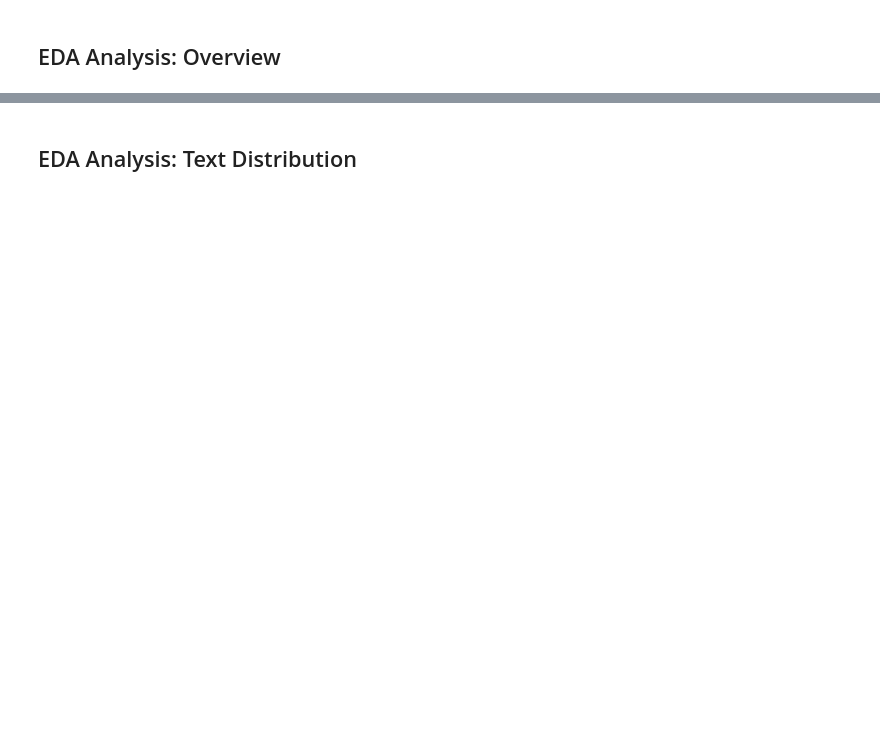
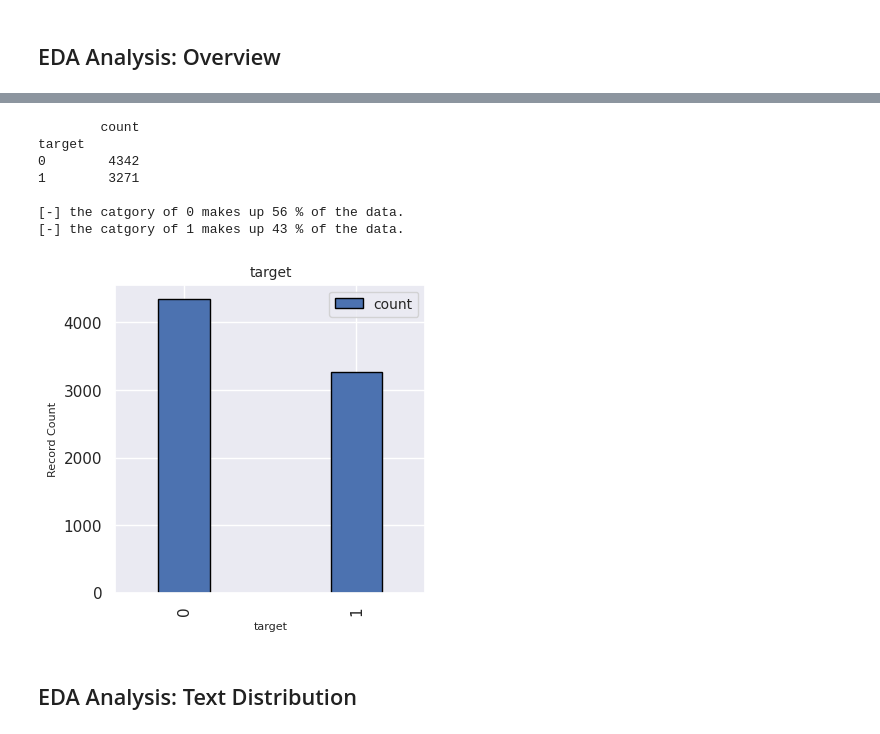
Before and after one commit to TOM-BOHN/MsDS-deep-learing-rnn-disaster-tweets, a Jupyter notebook: deep-learing-rnn-disaster-tweets.ipynb, the cells around one changed output, grey strips where cells are left out. Cells and saved outputs as stored; diff of their text form; code cells hidden in the pictures; blank space fills up the shorter version.

```diff
--- a/deep-learing-rnn-disaster-tweets.ipynb
+++ b/deep-learing-rnn-disaster-tweets.ipynb
@@ -121,0 +139,16 @@ Drive already mounted at /content/drive; to attempt to forcibly remount, call dr
+# %%
+# Define the file paths in the runtime environment
+file_path_root =  '/content'
+
+file_path_train   = file_path_root + '/train.csv'
+file_path_test    = file_path_root + '/test.csv'
+file_path_sample  = file_path_root + '/sample_submission.csv'
+
+# Load train labels from CSV file
+train_labels = pd.read_csv(file_path_train)
+
+# Load test labels from CSV file
+test_labels = pd.read_csv(file_path_test)
+
+# Load test labels from CSV file
+sample_output = pd.read_csv(file_path_sample)
@@ -122 +171,5 @@ Drive already mounted at /content/drive; to attempt to forcibly remount, call dr
+# %%
+train_labels['label']=train_labels['target']
+train_labels['length']=train_labels['text'].str.len()
+train_labels['word_count']=train_labels['text'].str.split().str.len()
 # %% [markdown]
@@ -145,0 +335,9 @@ The EDA phase focuses on understanding the dataset, including data distribution
+# %%
+# function to count the number of records in each category and stats
+def count_field(df, field = 'label'):
+    df_cat_count = pd.DataFrame(df[field].value_counts()).reset_index()
+    #df_cat_count = df_cat_count.rename(columns={'label': 'Count', 'index': 'Label'})
+    df_cat_count = df_cat_count.sort_values(by = ['count'], ascending = False)
+    df_cat_count['Pct of Total'] = round(df_cat_count['count'] / df_cat_count['count'].sum(), 2)
+    df_cat_count['Pct of Total Text'] = (df_cat_count['Pct of Total'] * 100).apply(int).apply(str) + ' %'
+    return df_cat_count
@@ -149,0 +554,6 @@ The EDA phase focuses on understanding the dataset, including data distribution
+# %%
+#print column names for each table
+print('columns in df_train:', train_labels.columns)
+# calculate the count of records in each category
+df_cat_count = count_field(df = train_labels, field = 'target')
+display(df_cat_count)
@@ -150,2 +565,19 @@ The EDA phase focuses on understanding the dataset, including data distribution
+# %%
+# Summarize the target in the dataset
+chart = create_single_stacked_bar(df = train_labels, group_by = 'target', stack_by = 'target', fig_size = (4,4), normalize = False)
+table = shape_df_for_stacked_barchart(df = train_labels, group_by = 'target', stack_by = 'target', normalize = False)
+# Print a summary of the percent share of the total for each category
+for i in range(len(df_cat_count)):
+    print('[-] the catgory of', df_cat_count['target'].iloc[i], 'makes up',
+           df_cat_count['Pct of Total Text'].iloc[i], 'of the data.')
+# %% [output]
+        count
+target
+0        4342
+1        3271
+
+[-] the catgory of 0 makes up 56 % of the data.
+[-] the catgory of 1 makes up 43 % of the data.
+[figure, added]
 # %% [markdown]
 ## EDA Analysis: Text Distribution
```
Also changed, not shown: parts of 38 cells of this notebook.
